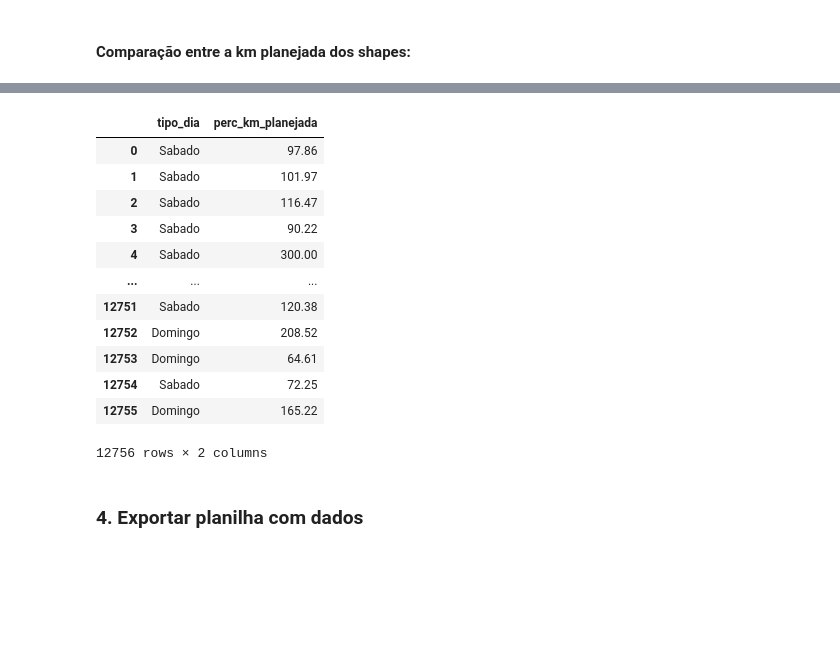
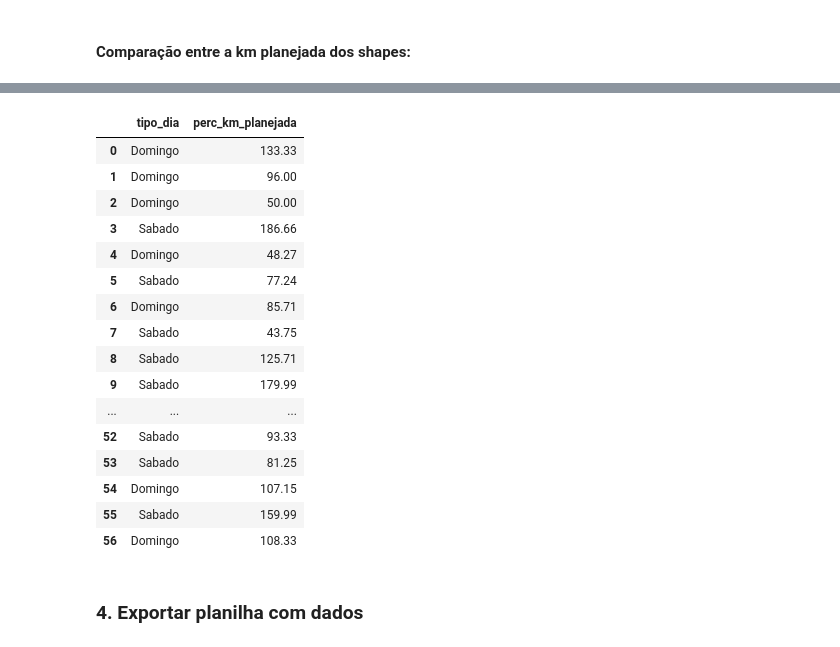
Before and after one commit to RJ-SMTR/subsidio_recursos, a Jupyter notebook: SMTR202212006611_010_2022-12-16/3_reprocessamento_010.ipynb, the cells around one changed output, grey strips where cells are left out. Cells and saved outputs as stored; diff of their text form; code cells hidden in the pictures; blank space fills up the shorter version.

```diff
--- a/SMTR202212006611_010_2022-12-16/3_reprocessamento_010.ipynb
+++ b/SMTR202212006611_010_2022-12-16/3_reprocessamento_010.ipynb
@@ -644,31 +653,36 @@ fds_planejado_reprocessamento
 # %%
 q = f"""
     SELECT
     DISTINCT tipo_dia, perc_km_planejada
     FROM
     `rj-smtr.dashboard_subsidio_sppo.sumario_servico_dia_historico`
     WHERE
     tipo_dia IN ("Domingo", "Sabado")
+    AND servico = '010'
     AND DATA BETWEEN '2022-06-01'
     AND '2023-05-31'
 """
 
 fds_planejado_original = bd.read_sql(q, from_file=True)
 fds_planejado_original
 # %% [output]
 |  | tipo_dia | perc_km_planejada |
-| 0 | Sabado | 97.86 |
-| 1 | Sabado | 101.97 |
-| 2 | Sabado | 116.47 |
-| 3 | Sabado | 90.22 |
-| 4 | Sabado | 300.00 |
+| 0 | Domingo | 133.33 |
+| 1 | Domingo | 96.00 |
+| 2 | Domingo | 50.00 |
+| 3 | Sabado | 186.66 |
+| 4 | Domingo | 48.27 |
+| 5 | Sabado | 77.24 |
+| 6 | Domingo | 85.71 |
+| 7 | Sabado | 43.75 |
+| 8 | Sabado | 125.71 |
+| 9 | Sabado | 179.99 |
 | ... | ... | ... |
-| 12751 | Sabado | 120.38 |
-| 12752 | Domingo | 208.52 |
-| 12753 | Domingo | 64.61 |
-| 12754 | Sabado | 72.25 |
-| 12755 | Domingo | 165.22 |
+| 52 | Sabado | 93.33 |
+| 53 | Sabado | 81.25 |
+| 54 | Domingo | 107.15 |
+| 55 | Sabado | 159.99 |
+| 56 | Domingo | 108.33 |
-12756 rows × 2 columns
 # %% [markdown]
 ### 4. Exportar planilha com dados
 # %% [markdown]
```
Also changed, not shown: parts of 13 cells of this notebook, 4 other files.
